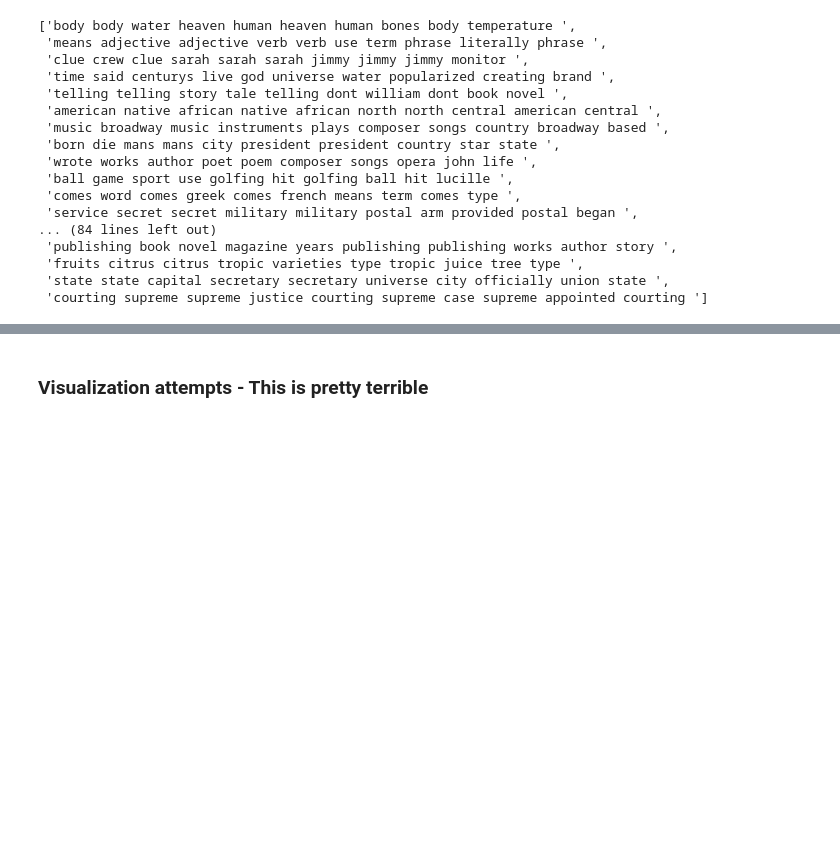
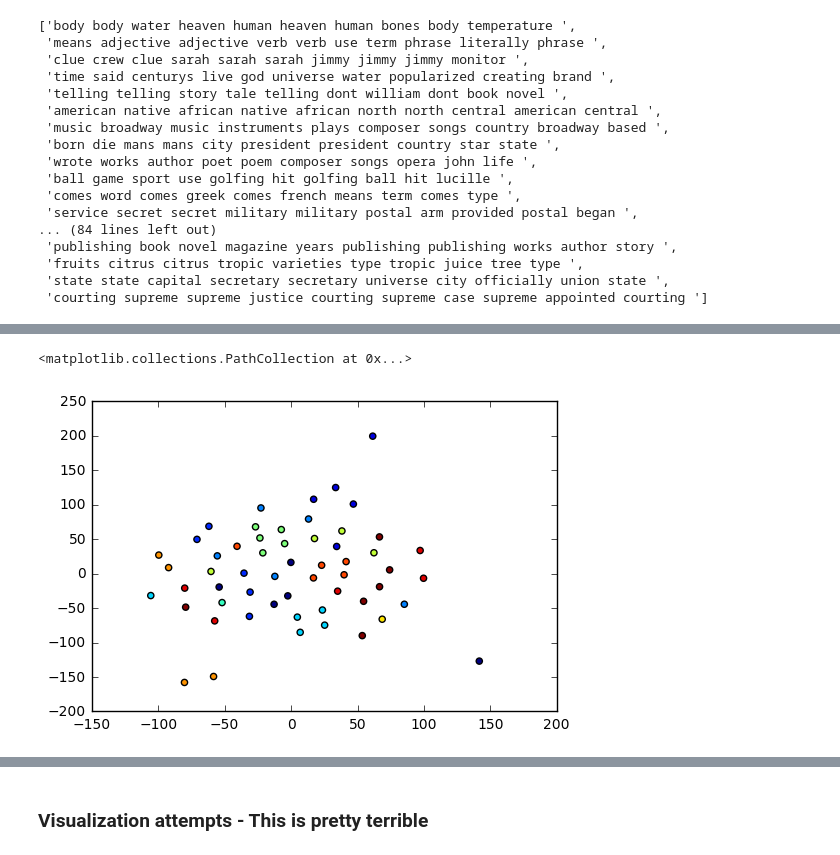
Before and after one commit to nfranchetti/Jeopardy, a Jupyter notebook: part3/clustering_first_steps.ipynb, the cells around one changed output, grey strips where cells are left out. Drawn from its saved outputs; the diff is of its cells as text; code cells hidden in the pictures; blank space fills up the shorter version.

```diff
--- a/part3/clustering_first_steps.ipynb
+++ b/part3/clustering_first_steps.ipynb
@@ -489,0 +504,2 @@ cluster_names
+# %%
+one_show = df[df['Show Number'] == 5977]
@@ -489,0 +543,10 @@ cluster_names
+# %%
+one_tfidf = TfidfVectorizer(stop_words='english', max_features=100000, use_idf=True,
+                                 tokenizer=tokenize_and_stem, ngram_range=(1,3))
+
+one_tfidf.fit(one_show['everything'].values)
+one_tfidf_matrix = one_tfidf.transform(one_show['everything'].values)
+# %%
+one_km = KMeans(n_clusters=13, n_jobs=-1)
+%time one_km.fit(one_tfidf_matrix)
+one_show_clusters = km.labels_.tolist()
@@ -489,0 +602,12 @@ cluster_names
+# %%
+one_tsne = TSNE()
+
+graphing_data = one_tsne.fit_transform(one_tfidf_matrix.todense())
+# %%
+import matplotlib.pyplot as plt
+%matplotlib inline
+
+plt.scatter(graphing_data[:,0], graphing_data[:,1], c=one_show_clusters)
+# %% [output]
+<matplotlib.collections.PathCollection at 0x...>
+[figure, added]
```
Also changed, not shown: parts of 36 cells of this notebook, 5 other files.
